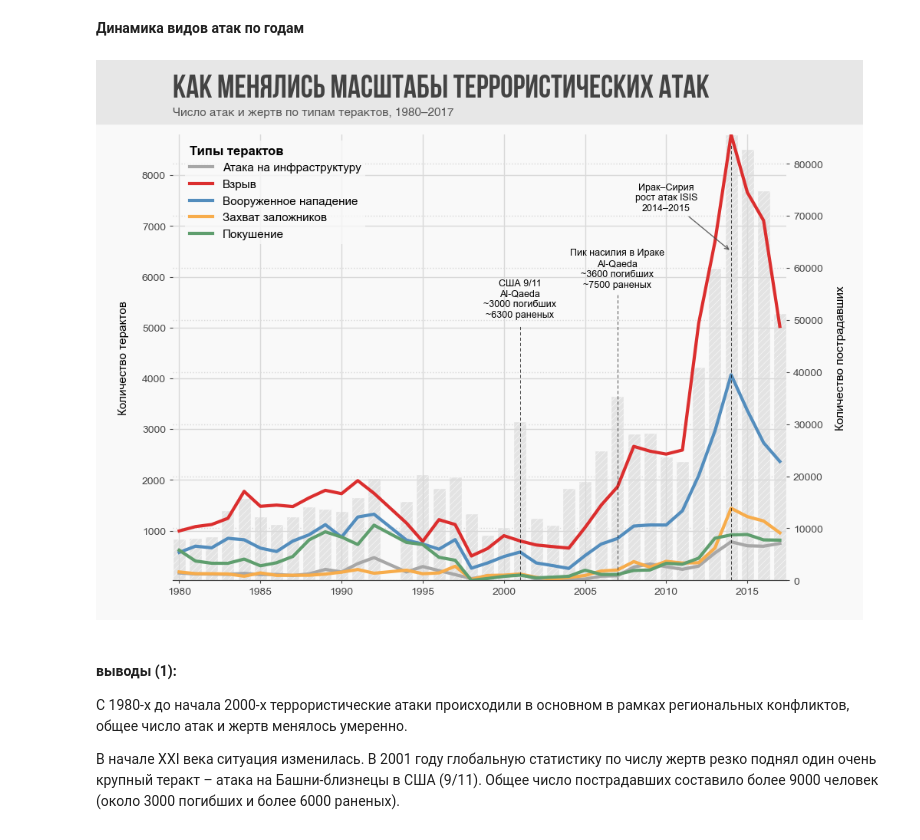
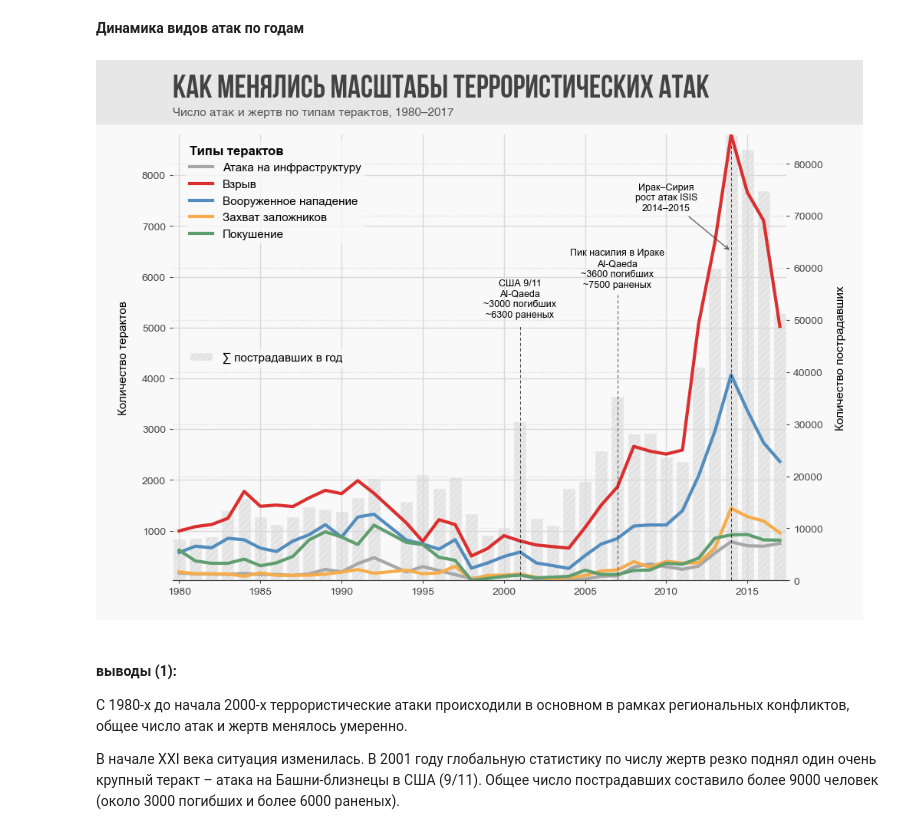
Before and after one commit to niki3080/EDA_Terrorism_ds, a Jupyter notebook: notebooks/02_EDA.ipynb, the cells around one changed output. Cells and saved outputs as stored; diff of their text form; code cells hidden in the pictures.

Commit message:
update EDA plots and notebook

```diff
--- a/notebooks/02_EDA.ipynb
+++ b/notebooks/02_EDA.ipynb
@@ -90,6 +90,8 @@ ax1.set_zorder(2)
 ax2.set_zorder(1)
 
 ax1.patch.set_visible(False)
+ax2.patch.set_visible(False)
+
 
 # barplot: количество пострадавших по годам
 ax2.bar(
@@ -118,47 +120,42 @@ ax1.text(2007, 5800, "Пик насилия в Ираке\nAl-Qaeda\n~3600 по
 ax1.annotate(
     "Ирак–Сирия\nрост атак ISIS\n2014–2015",
     xy=(2014, 6500),
     xytext=(2010, 7300),
     fontsize=9,
     ha="center",
     arrowprops=dict(arrowstyle="->", lw=1, color="#444444", alpha=0.8)
 )
 
 ax1.grid(True, linestyle="-")
 ax2.grid(True, linestyle=":")
 
 ax1.set_xlabel(" ")
 ax1.set_ylabel("Количество терактов")
 ax2.set_ylabel("Количество пострадавших")
 
-# патч для легенды барплота
-# from matplotlib.patches import Patch
 
-# handles, labels = ax1.get_legend_handles_labels()
+# легенда 1: типы терактов
+legend1 = style_legend(ax1, 'Типы терактов', alpha=0.8, loc='tl', shift_x=0.01)
 
-# victims_patch = Patch(
-#     facecolor="#DDDDDD",
-#     edgecolor="#f9f9f9",
-#     hatch="////",
-#     label="∑ пострадавших в год"
-# )
+# handle столбцов
+handles2, labels2 = ax2.get_legend_handles_labels()
 
-# handles.append(victims_patch)
+# легенда 2: пострадавшие)
+legend2 = style_legend(ax1, '', alpha=0.8, loc='cl', shift_x=0.01, handles=handles2)
 
-# ---------------------------------
+ax1.add_artist(legend1)
 
-style_legend(ax1, 'Типы терактов', alpha=0.8, loc='tl', shift_x=0.01)
-style_legend(ax2, 'S ', alpha=0.8, loc='cl', shift_x=0.01)
+# --------------------------------
 
 style_title(ax1, "Как менялись масштабы террористических атак",
                  "Число атак и жертв по типам терактов, 1980–2017")
 
 
 fig.savefig(os.path.join(path_to_save_images, f'{image_name_prefix}_image_1.png'),
                 dpi=300, bbox_inches="tight")
 plt.show()
 # %% [output]
-[figure, old version]
+[figure, new version]
 # %% [markdown]
 #### **выводы** (1):
 С 1980-х до начала 2000-х террористические атаки происходили в основном в рамках региональных конфликтов, общее число атак и жертв менялось умеренно.
```
Also changed, not shown: parts of 1 cell of this notebook.
